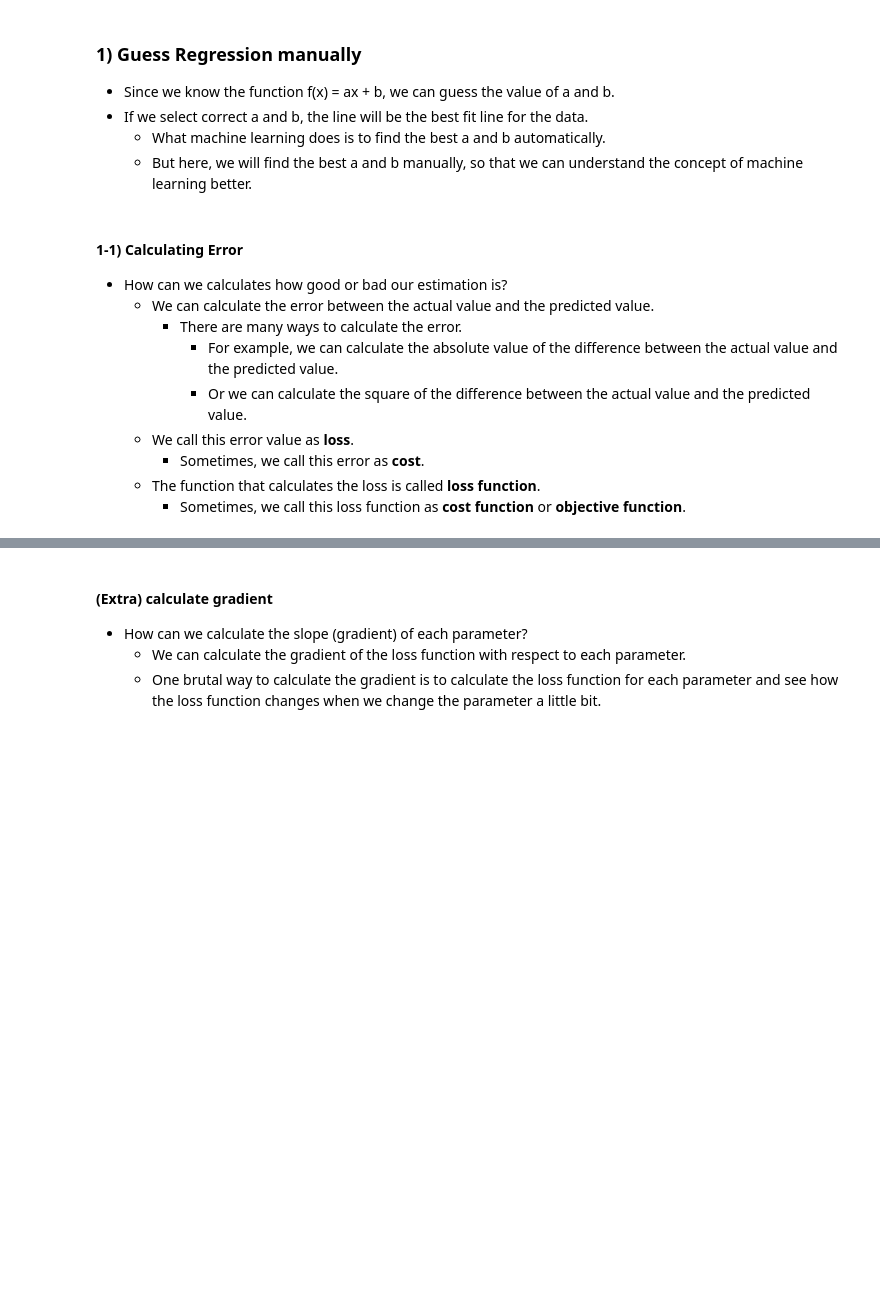
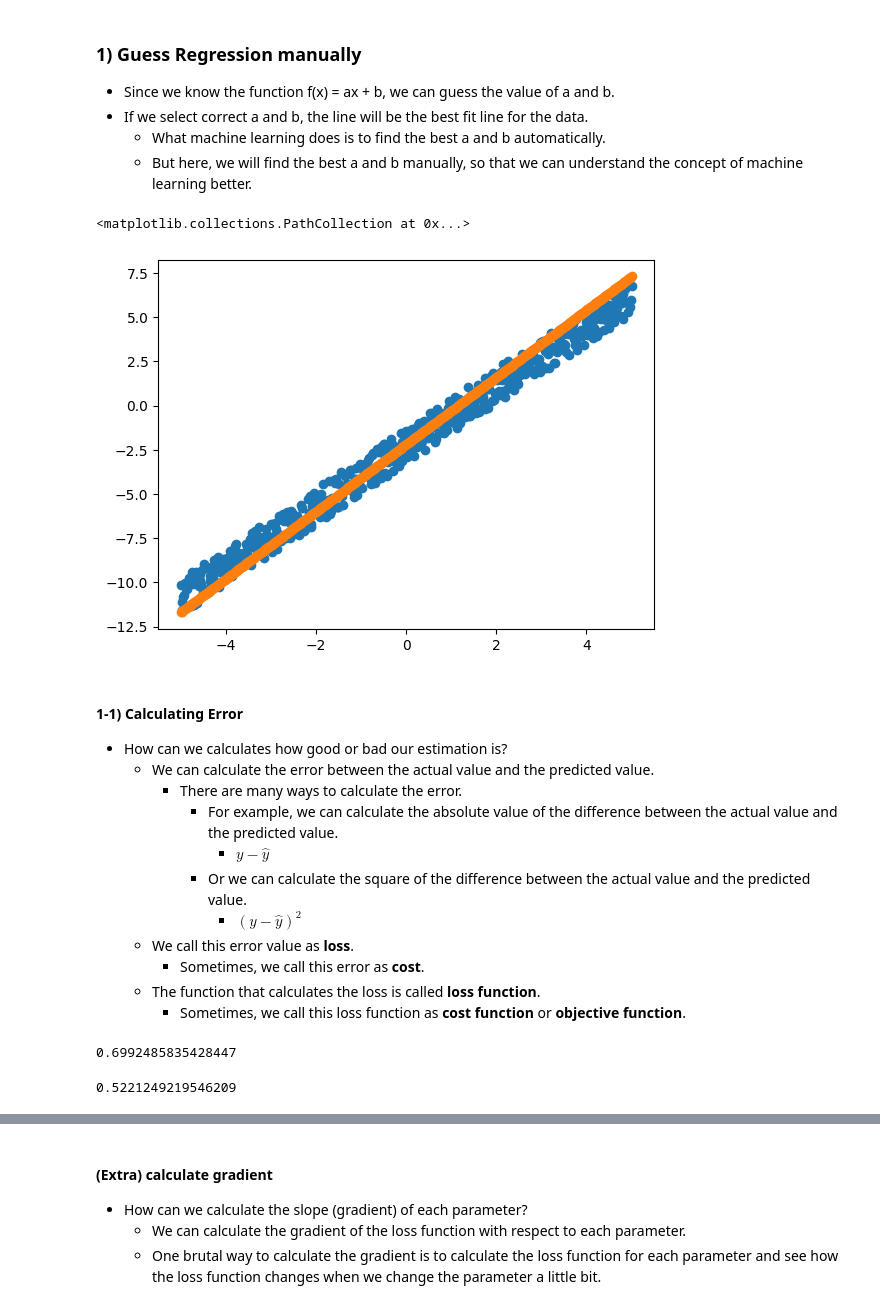
Before and after one commit to jdasam/mas1004, a Jupyter notebook: live_coding/2_function_approximation.ipynb, the cells around one changed output, grey strips where cells are left out. Drawn from its saved outputs; the diff is of its cells as text; code cells hidden in the pictures; blank space fills up the shorter version.

```diff
--- a/live_coding/2_function_approximation.ipynb
+++ b/live_coding/2_function_approximation.ipynb
@@ -70,10 +170,28 @@ xs[23]: -4.54, ys[23]: -8.58, my_function(xs[23]): -8.58
+# %%
+# Let's suppose we try guessing a and b manually
+
+est_a = 1.9
+est_b = -2.2
+
+def my_estimation(x):
+  return est_a * x + est_b
+
+est_ys = [my_estimation(x) for x in xs]
+
+plt.scatter(xs, ys) # coloured with blue
+plt.scatter(xs, est_ys) # coloured with orange
+# %% [output]
+<matplotlib.collections.PathCollection at 0x...>
+[figure, added]
 # %% [markdown]
 #### 1-1) Calculating Error
 - How can we calculates how good or bad our estimation is?
     - We can calculate the error between the actual value and the predicted value.
         - There are many ways to calculate the error.
             - For example, we can calculate the absolute value of the difference between the actual value and the predicted value.
+              - $y-\hat{y}$
             - Or we can calculate the square of the difference between the actual value and the predicted value.
+              - $(y-\hat{y})^2$
     - We call this error value as **loss**.
         - Sometimes, we call this error as **cost**.
     - The function that calculates the loss is called **loss function**.
@@ -84,3 +199,14 @@ def cal_error(pred, target):
+# %%
+def cal_error(pred, target):
+  return abs(pred-target)
+
+errors = []
+for y, est_y in zip(ys, est_ys):
+  errors.append(cal_error(est_y, y))
+errors = [cal_error(est_y, y) for y, est_y in zip(ys, est_ys)]
+sum(errors) / len(errors) # mean of the errors
+# %% [output]
+0.6992485835428447
 # %%
 # compare every value in y_noise and estimation
 # we have to compare values in the same idx
@@ -88,0 +213,15 @@ def cal_error(pred, target):
+# %%
+# change a and b to get better estimation
+
+est_a = 1.75
+est_b = -2.35
+
+est_ys = [my_estimation(x) for x in xs]
+
+errors = []
+for y, est_y in zip(ys, est_ys):
+  errors.append(cal_error(est_y, y))
+errors = [cal_error(est_y, y) for y, est_y in zip(ys, est_ys)]
+sum(errors) / len(errors) # mean of the errors
+# %% [output]
+0.5221249219546209
```
Also changed, not shown: parts of 20 cells of this notebook.
